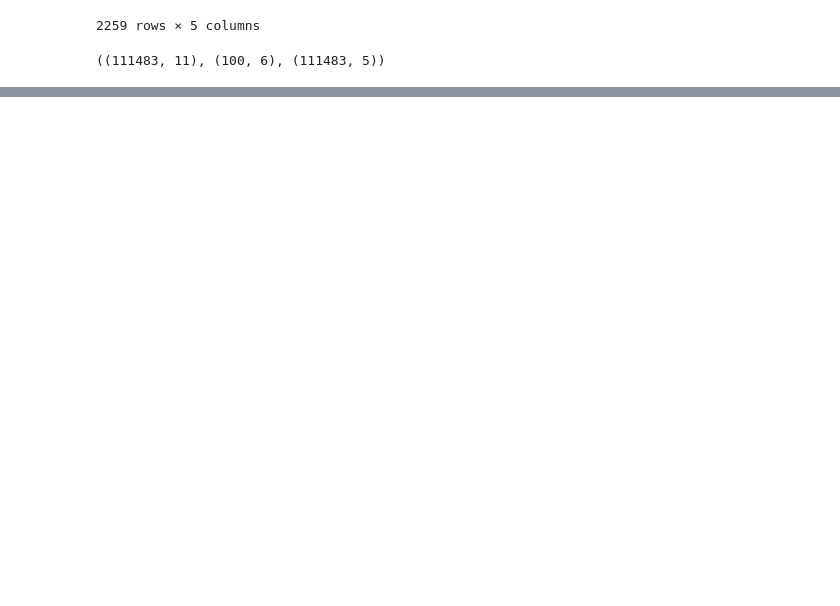
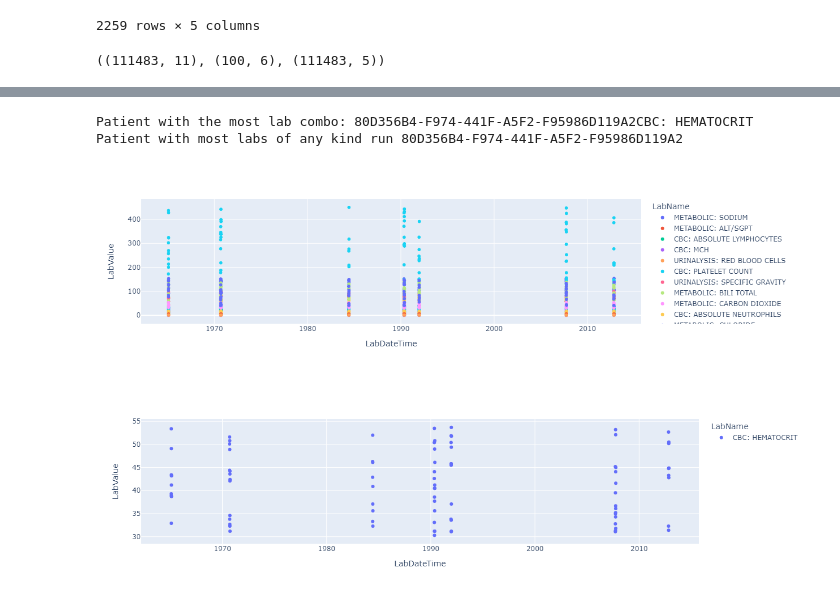
Before and after one commit to BIOS6644/BIOS6644_Spring_2024, a Jupyter notebook: students/Vince-117/Module_1/M1_BIOS6644_MedRecs_Vincent_Mainella.ipynb, the cells around one changed output, grey strips where cells are left out. Saved outputs shown, nothing was run; the diff lists cells and outputs as text; code cells hidden in the pictures; blank space fills up the shorter version.

```diff
--- a/students/Vince-117/Module_1/M1_BIOS6644_MedRecs_Vincent_Mainella.ipynb
+++ b/students/Vince-117/Module_1/M1_BIOS6644_MedRecs_Vincent_Mainella.ipynb
@@ -34,2 +29,12 @@ import datetime as dt
+# %%
+##################################################################################################################
+#
+# YouDo: Import each of the 4 files into its own data frame
+#         (Hint:  they're tab-separated)
+"C:\\Users\\vmain\\BIOS6644_GitHub\\BIOS6644_Spring_2024\\Modules\\Module_1\\data\\sugar_metabolomics.csv"
+admiss_core = pd.read_csv("C:\\Users\\vmain\\BIOS6644_GitHub\\BIOS6644_Spring_2024\\Modules\\Module_1\\data\\100-Patients\\AdmissionsCorePopulatedTable.txt",sep="\t",index_col="PatientID")
+admiss_diag_core = pd.read_csv("C:\\Users\\vmain\\BIOS6644_GitHub\\BIOS6644_Spring_2024\\Modules\\Module_1\\data\\100-Patients\\AdmissionsDiagnosesCorePopulatedTable.txt",sep="\t",index_col="PatientID")
+patient_core = pd.read_csv("C:\\Users\\vmain\\BIOS6644_GitHub\\BIOS6644_Spring_2024\\Modules\\Module_1\\data\\100-Patients\\PatientCorePopulatedTable.txt",sep="\t",index_col="PatientID")
+labs_core = pd.read_csv("C:\\Users\\vmain\\BIOS6644_GitHub\\BIOS6644_Spring_2024\\Modules\\Module_1\\data\\100-Patients\\LabsCorePopulatedTable.txt",sep="\t",index_col="PatientID")
 # %%
 # 1)
@@ -185,0 +225,66 @@ subdf = jdf.loc[(jdf.index==thebusypatient) & (jdf.LabName.str.startswith(thebus
+# %%
+# It seems that this data set has the same patient getting the same labs perhaps dozens of times.
+# Lets make a visualization of one of the time vs. one of the lab values for a specific patient.
+##################################################################################################################
+#
+# You do:
+#   1) Find the patient/lab combination with the most labs taken
+#  my thought here was to concatenate labsnames and PID to get a new indicator, then find the most frequent observation in this new category
+#  had to look up how to concatenate again: https://saturncloud.io/blog/how-to-combine-two-columns-in-a-pandas-dataframe/
+
+#duplicating PatientID column because my code below refused to recognize its existence (index related?)
+labs_core['pid'] = labs_core.index
+
+labs_core['Combined'] = labs_core['pid'] + labs_core['LabName']
+
+#   could've used the approach I did above, but to try something new shamelessly stole this code from here:
+#   https://stackoverflow.com/questions/48590268/pandas-get-the-most-frequent-values-of-a-column
+
+pt_lab = labs_core['Combined'].value_counts().idxmax()
+
+#print(pt_lab)
+
+
+#the way I read the question was: "what was the most frequently observed patient+lab?", so the patient starting with 80D356 had a hematocrit run more frequently
+#than any other patient had any other lab run
+pt_most_labs="Discover it!"
+
+print(f"Patient with the most lab combo: {pt_lab}")
+
+#to see which patient had the most labs (any kind of lab) run, I would do this:
+pt_tot_lab = labs_core['pid'].value_counts().idxmax()
+
+print(f"Patient with most labs of any kind run {pt_tot_lab}")
+
+
+
+#   2) For the most-measured patient/lab combination, make a time vs lab-value plot
+#    Hint:  you can "group by" multiple columns
+#decided to create a subset using that combined column I created earlier: https://pandas.pydata.org/docs/getting_started/intro_tutorials/03_subset_data.html
+
+#hematocrit only for this patientID
+busyptcombo_df = labs_core[labs_core["Combined"].isin(["80D356B4-F974-441F-A5F2-F95986D119A2CBC: HEMATOCRIT"])]
+
+
+#all labs for this patient(didn't see any hematocrit on August 6, 1985 so figured you were looking for all labs)
+busypt_df = labs_core[labs_core["pid"].isin(["80D356B4-F974-441F-A5F2-F95986D119A2"])]
+
+
+#plotly via: https://plotly.com/python/line-and-scatter/
+
+import plotly.express as px
+#all labs
+fig = px.scatter(busypt_df, x="LabDateTime", y="LabValue", color= "LabName")
+fig.show()
+
+#only hematocrit
+fig = px.scatter(busyptcombo_df, x="LabDateTime", y="LabValue", color= "LabName")
+fig.show()
+
+
+#print(busyptcombo_df["LabDateTime"].to_string())
+# %% [output]
+Patient with the most lab combo: 80D356B4-F974-441F-A5F2-F95986D119A2CBC: HEMATOCRIT
+Patient with most labs of any kind run 80D356B4-F974-441F-A5F2-F95986D119A2
+[figure, added]
+[figure, added]
```
Also changed, not shown: parts of 13 cells of this notebook.
